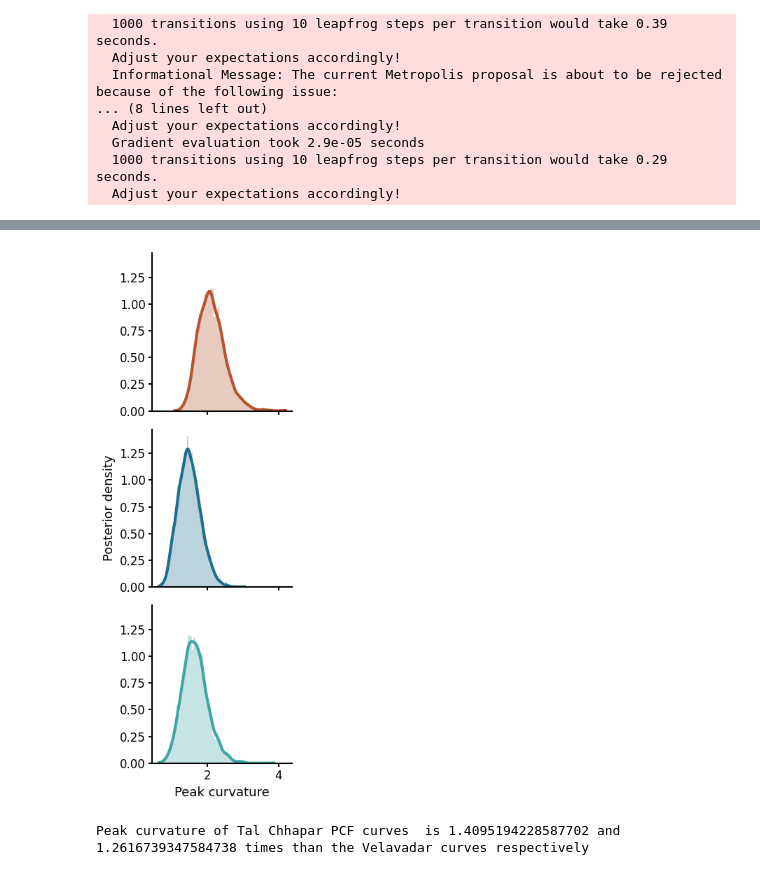
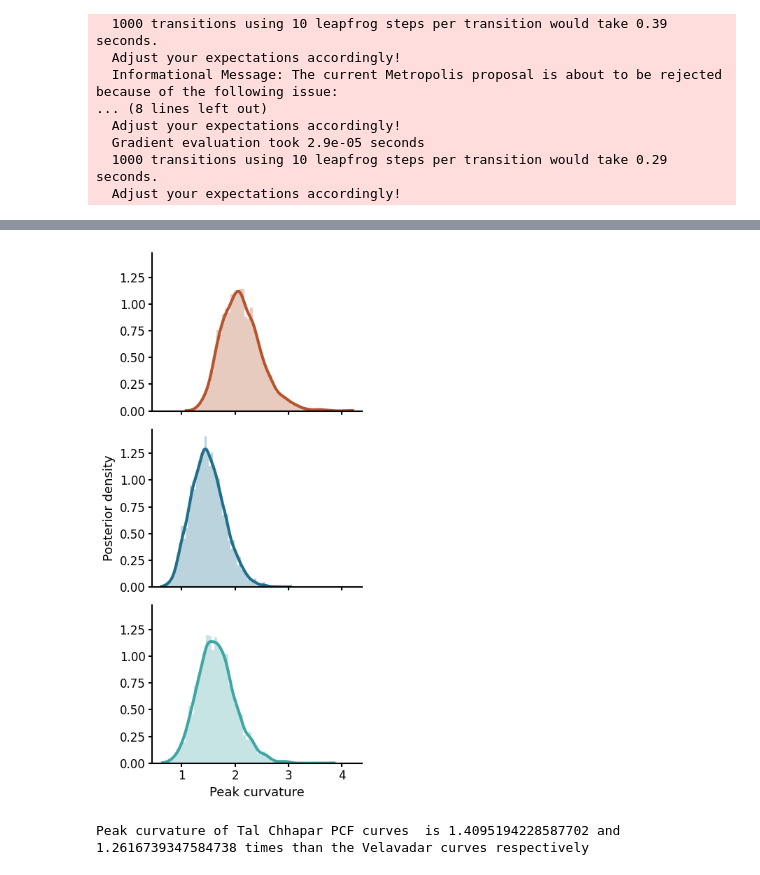
Before and after one commit to ruthviksp/territory_geometry, a Jupyter notebook: model_pcf.ipynb, the cells around one changed output, grey strips where cells are left out. Saved outputs shown, nothing was run; the diff lists cells and outputs as text; code cells hidden in the pictures.

Commit message:
updated curvature plots

```diff
--- a/model_pcf.ipynb
+++ b/model_pcf.ipynb
@@ -584,23 +575,0 @@ y.shape
-# %%
-fig,axes = plt.subplots(3, 1, figsize=(3, 9), sharex=True)
-
-for ax,lek in zip(axes,lek_labels.keys()):
-    df_lek = curvature_df[curvature_df['lek_id'] == lek].copy()
-    site_id = np.unique(df_lek['site_id'] - 1)[0]
-
-    # Compute posterior mean log(curvature) and back-transform to return to original units
-    mu = fit['alpha'].reshape(-1,1) + fit['site_eff'][site_id, :].reshape(-1,1)
-    y = np.exp(mu)
-
-    # Plot model fits
-    ax.hist(y, bins=20)
-
-    ax.spines['top'].set_visible(False)
-    ax.spines['right'].set_visible(False)
-    ax.spines['left'].set_linewidth(1.5)
-    ax.spines['bottom'].set_linewidth(1.5)
-    ax.tick_params(axis='both', which='major', labelsize=12, width=1.5)
-
-axes[1].set_ylabel('Posterior density', fontsize=13)
-axes[-1].set_xlabel('Peak curvature', fontsize=13)
-plt.tight_layout()
@@ -609,7 +576,5 @@ plt.tight_layout()
 # %%
-fig, axes = plt.subplots(3, 1, figsize=(3, 9), sharey=True, sharex=True)
-
-bins = 60
+fig, axes = plt.subplots(3, 1, figsize=(4, 9), sharex=True, sharey=True)
 
 for ax, lek in zip(axes, lek_labels.keys()):
     df_lek = curvature_df[curvature_df['lek_id'] == lek].copy()
@@ -617,35 +582,35 @@ for ax, lek in zip(axes, lek_labels.keys()):
 
     # Compute posterior mean log(curvature) and back-transform to return to original units
     mu = fit['alpha'].reshape(-1, 1) + fit['site_eff'][site_id, :].reshape(-1, 1)
     y = np.exp(mu).ravel()
 
     # Plot histogram density
-    counts, edges = np.histogram(y, bins=bins, density=True)
+    counts, edges = np.histogram(y, bins=60, density=True)
     centers = 0.5 * (edges[:-1] + edges[1:])
     widths = np.diff(edges)
 
     ax.bar(centers, counts, width=widths, align='center', alpha=0.3, edgecolor='none', linewidth=0, color=fill_cols[lek_labels[lek]])
 
     # Add KDE to plot
     xs = np.linspace(edges[0], edges[-1], 600)
     kde = gaussian_kde(y)
     ys = kde(xs)
 
     ax.plot(xs, ys, linewidth=3, color=fill_cols[lek_labels[lek]])
 
     ax.spines['top'].set_visible(False)
     ax.spines['right'].set_visible(False)
     ax.spines['left'].set_linewidth(1.5)
     ax.spines['bottom'].set_linewidth(1.5)
     ax.tick_params(axis='both', which='major', labelsize=12, width=1.5)
 
 axes[1].set_ylabel('Posterior density', fontsize=13)
 axes[-1].set_xlabel('Peak curvature', fontsize=13)
 
 plt.tight_layout(rect=[0, 0, 1, 0.90])
 plt.savefig(out_dir/'mod_peak_curvatures.png', dpi=300, bbox_inches='tight')
 # %% [output]
-[figure, old version]
+[figure, new version]
 # %%
 ## Posterior distributions of latent structure on the leks at mean centred time
 site_eff = fit['site_eff']
```
Also changed, not shown: parts of 3 cells of this notebook, 1 other file.
